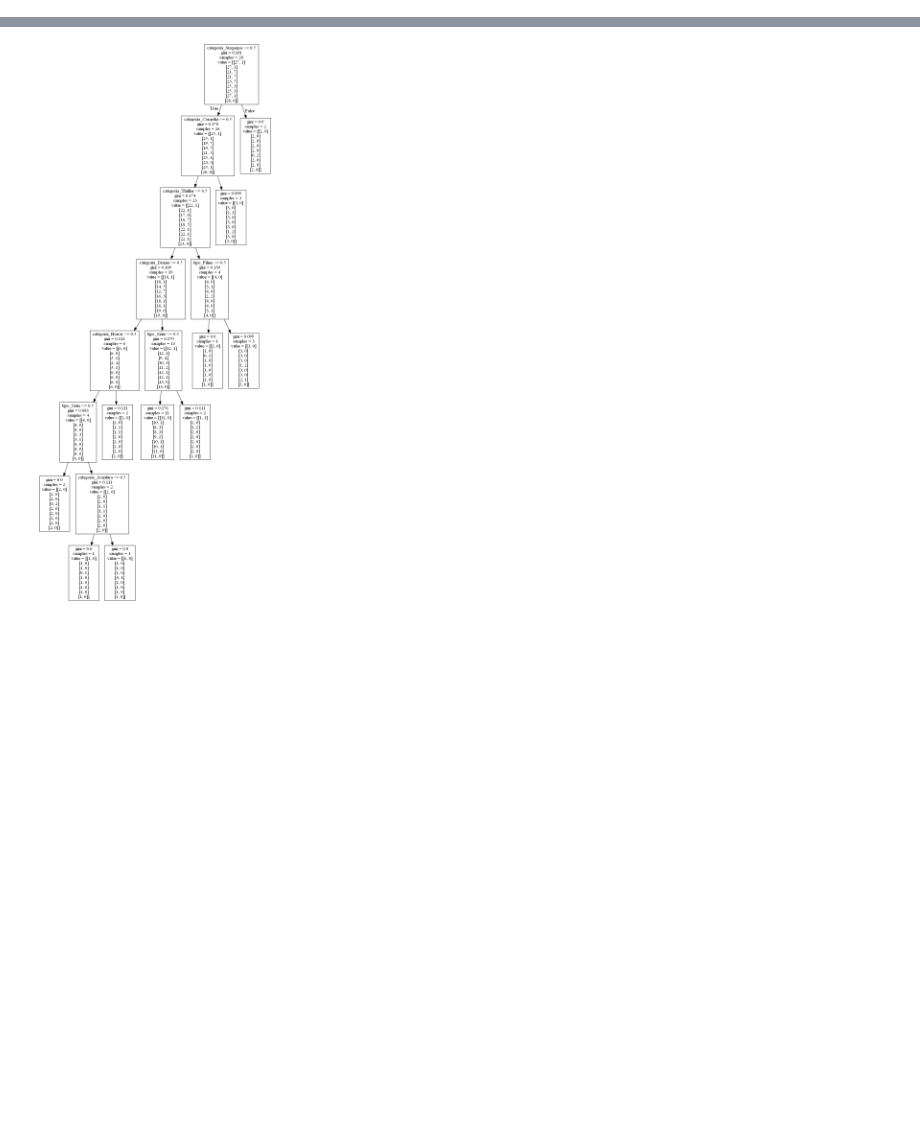
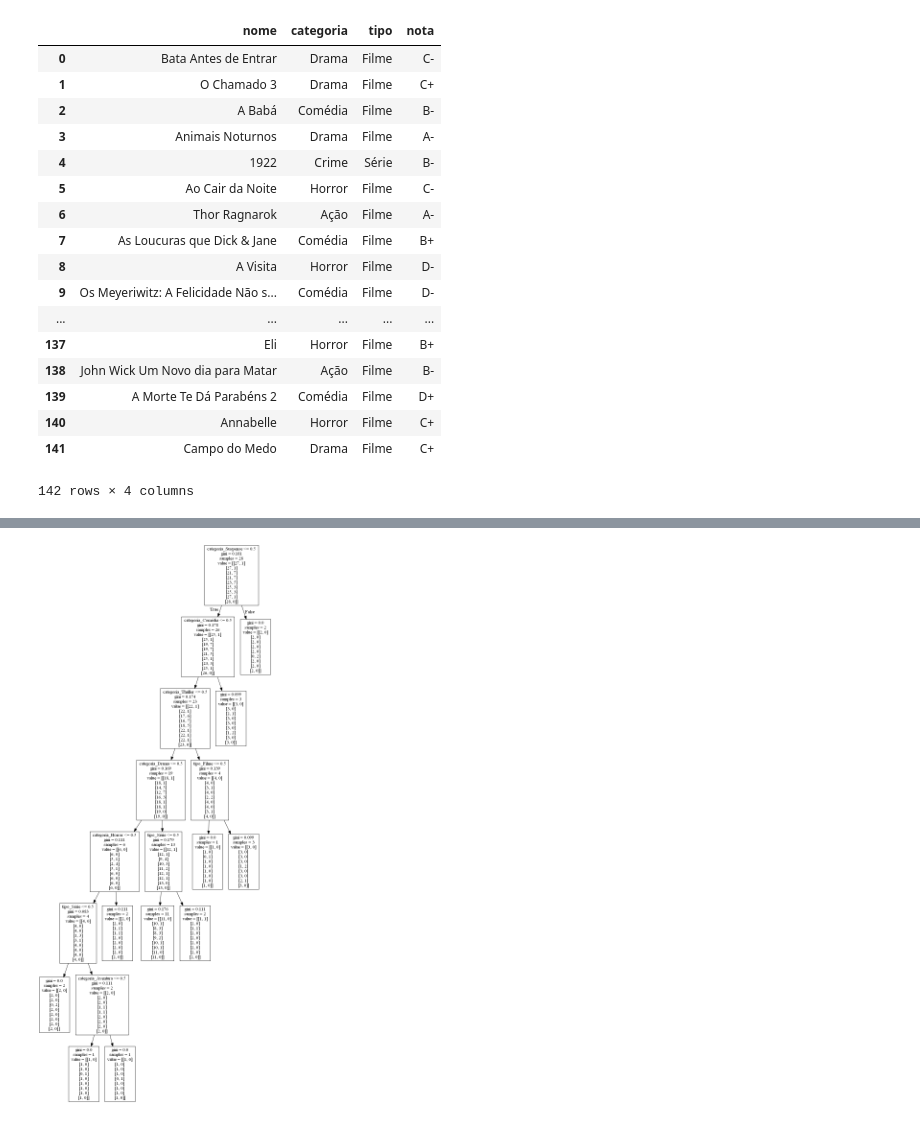
Before and after one commit to wallacez1/pca_6, a Jupyter notebook: note_pca/Pca.ipynb, the cells around one changed output, grey strips where cells are left out. Saved outputs shown, nothing was run; the diff lists cells and outputs as text; code cells hidden in the pictures; blank space fills up the shorter version.

```diff
--- a/note_pca/Pca.ipynb
+++ b/note_pca/Pca.ipynb
@@ -19,6 +18,25 @@ import pydot
 # %%
 plt.rcParams['figure.figsize'] = (10.0, 5.0)
-filmes = pd.read_csv('data.csv', delimiter = ',')
+filmes = pd.read_csv('./data.csv', delimiter = ',')
 filmes.rename(columns={"Nome": "nome", "Classificação(Anderson)": "nota","Tipo": "tipo", "Categoria": "categoria"}, inplace=True)
-filmes.drop(['Orçamento', 'Diretor', 'nome'], axis=1, inplace=True)
+filmes
+# %% [output]
+|  | nome | categoria | tipo | nota |
+| 0 | Bata Antes de Entrar | Drama | Filme | C- |
+| 1 | O Chamado 3 | Drama | Filme | C+ |
+| 2 | A Babá | Comédia | Filme | B- |
+| 3 | Animais Noturnos | Drama | Filme | A- |
+| 4 | 1922 | Crime | Série | B- |
+| 5 | Ao Cair da Noite | Horror | Filme | C- |
+| 6 | Thor Ragnarok | Ação | Filme | A- |
+| 7 | As Loucuras que Dick & Jane | Comédia | Filme | B+ |
+| 8 | A Visita | Horror | Filme | D- |
+| 9 | Os Meyeriwitz: A Felicidade Não s... | Comédia | Filme | D- |
+| ... | ... | ... | ... | ... |
+| 137 | Eli | Horror | Filme | B+ |
+| 138 | John Wick Um Novo dia para Matar | Ação | Filme | B- |
+| 139 | A Morte Te Dá Parabéns 2 | Comédia | Filme | D+ |
+| 140 | Annabelle | Horror | Filme | C+ |
+| 141 | Campo do Medo | Drama | Filme | C+ |
+142 rows × 4 columns
 # %%
```
Also changed, not shown: parts of 4 cells of this notebook, 8 other files.
